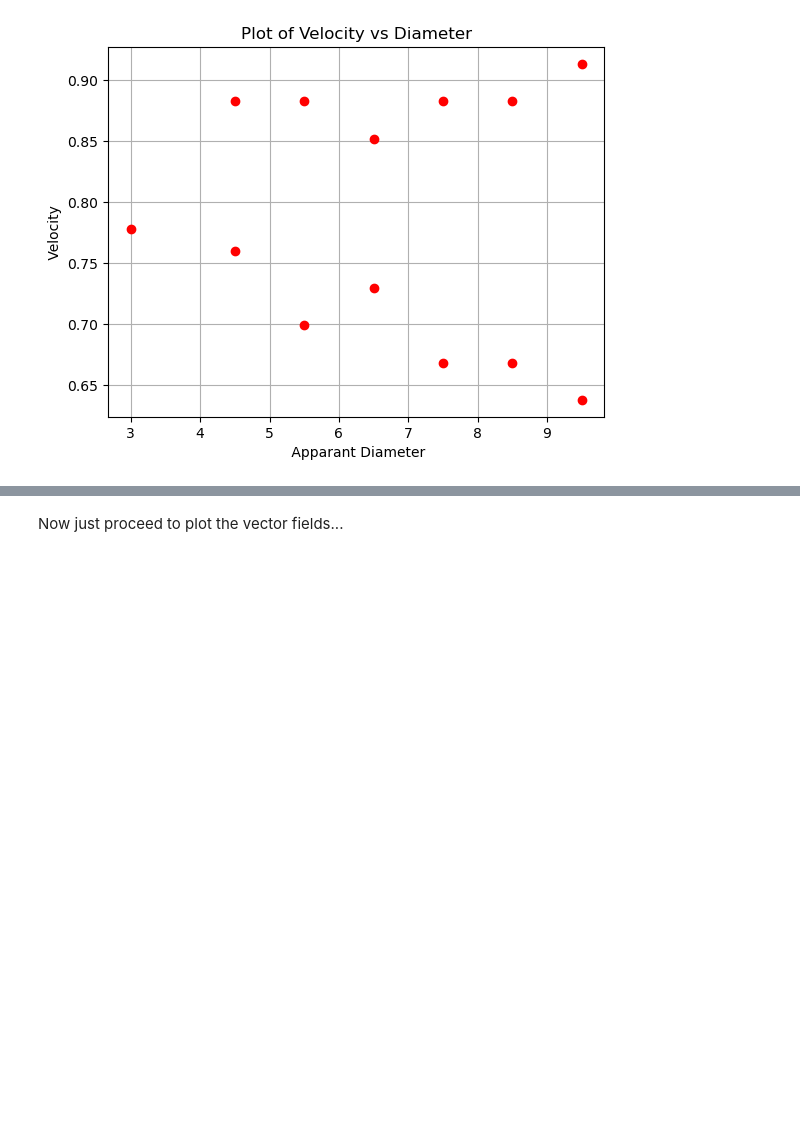
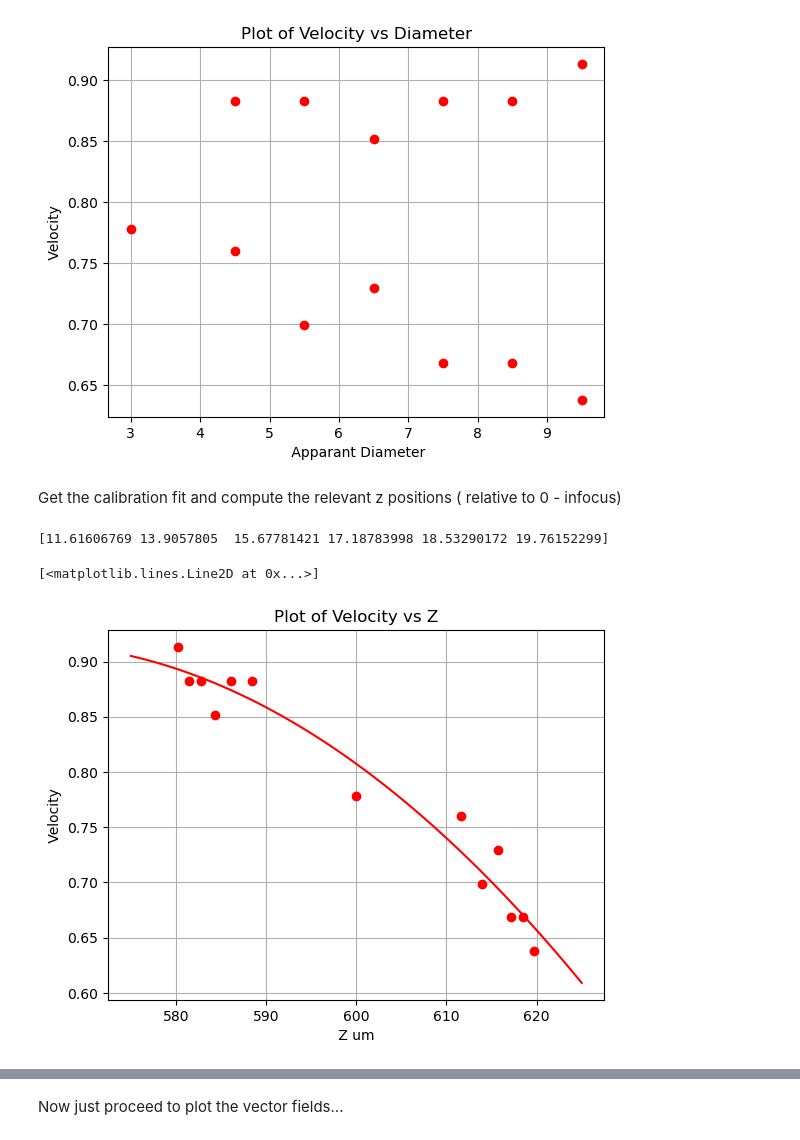
Before and after one commit to pamud-akalanka/FSVPy, a Jupyter notebook: Streaks.ipynb, the cells around one changed output, grey strips where cells are left out. Saved outputs shown, nothing was run; the diff lists cells and outputs as text; code cells hidden in the pictures; blank space fills up the shorter version.

```diff
--- a/Streaks.ipynb
+++ b/Streaks.ipynb
@@ -289,3 +289,48 @@ plt.ylabel(' Velocity ')
 plt.grid()
 # %% [output]
 [figure]
+# %% [markdown]
+Get the calibration fit and compute the relevant z positions ( relative to 0 - infocus)
+# %%
+# diameter array
+
+dm = ([4.5, 5.5, 6.5, 7.5, 8.5, 9.5]) #invert this now using calibration
+
+b = -0.01956480772494444
+a = 0.0005212319252645202
+c = 10.943565610839919
+x =  np.sqrt((b**2) - (4* a* (c-np.power(dm,2))))/(2*a)
+
+x = np.sqrt(x)
+print(x) #Now these are my Z shift relative to ZERO - IN FOCUS
+# %% [output]
+[11.61606769 13.9057805  15.67781421 17.18783998 18.53290172 19.76152299]
+# %%
+Z = []
+for item in reversed(x): Z.append (-1*item)
+Z.append(0) #focal plane
+for item in x: Z.append (1*item)
+
+Z = np.add(Z , 600)
+Velocities = [SetOfMeans[5][2], SetOfMeans[4][2], SetOfMeans[3][2], SetOfMeans[2][2], SetOfMeans[1][2], SetOfMeans[0][2], means[0][0],SetOfMeans[0][1], SetOfMeans[1][1], SetOfMeans[2][1] ,SetOfMeans[3][1],  SetOfMeans[4][1],  SetOfMeans[5][1] ]
+
+plt.plot(Z,Velocities, 'ro')
+plt.title('Plot of Velocity vs Z')
+plt.xlabel(' Z um ')
+plt.ylabel(' Velocity ')
+plt.grid()
+
+#fit a parabola
+
+import scipy.optimize
+
+def parabola(x, a, b, c):
+    return a*x**2 + b*x + c
+
+fit_params, pcov = scipy.optimize.curve_fit(parabola, Z,Velocities)
+fine_Z = np.linspace(575,625,100)
+interpolated_Vel = parabola(fine_Z, fit_params[0],fit_params[1],fit_params[2])
+plt.plot(fine_Z,interpolated_Vel, 'r-')
+# %% [output]
+[<matplotlib.lines.Line2D at 0x...>]
+[figure, added]
```
Also changed, not shown: parts of 1 cell of this notebook, 3 other files.
